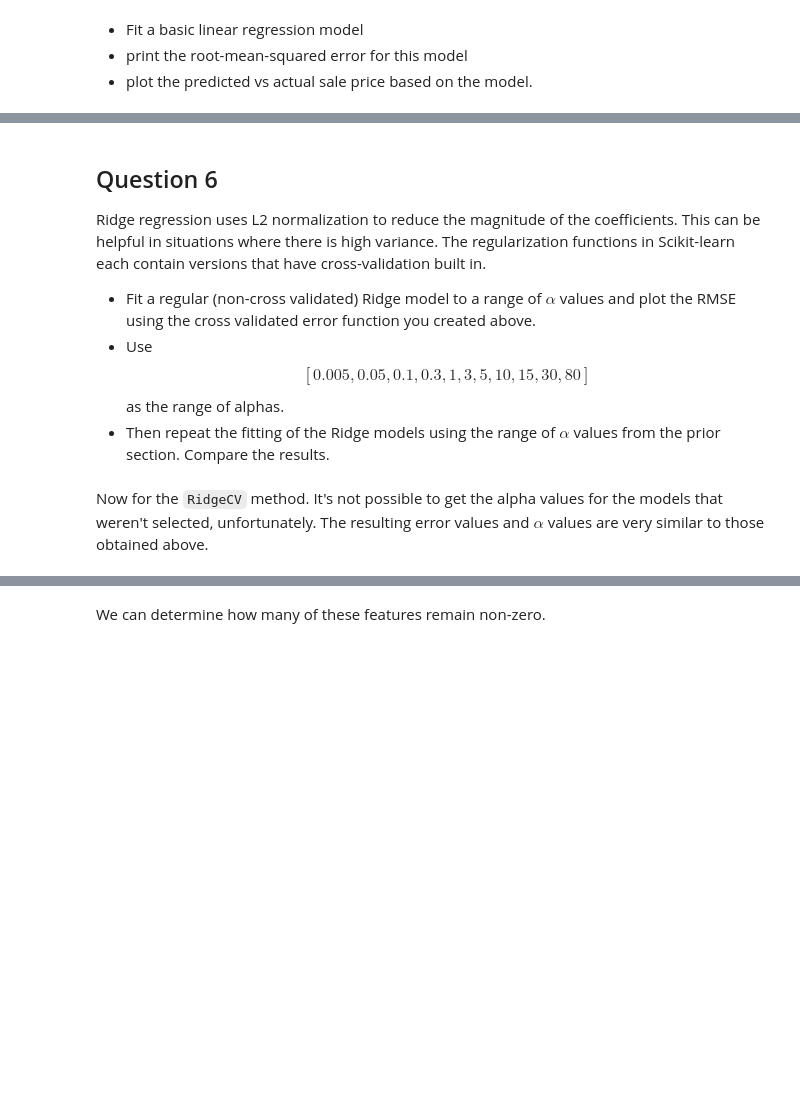
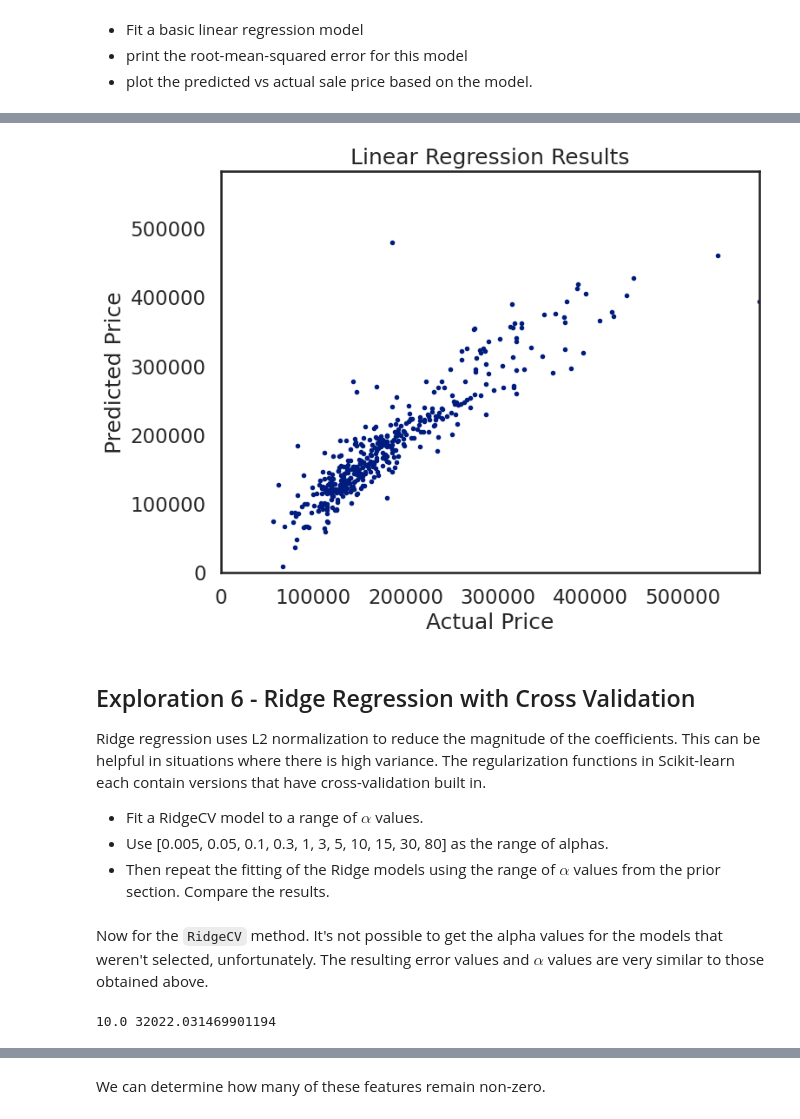
Before and after one commit to batspike/ML-Projects-and-Tutorials, a Jupyter notebook: IBM_Machine_Learning/02_SupervisedMachineLearning_Regression/Module4_DemoLab_PolynomialFeaturesAndRegularization.ipynb, the cells around one changed output, grey strips where cells are left out. Drawn from its saved outputs; the diff is of its cells as text; code cells hidden in the pictures; blank space fills up the shorter version.

```diff
--- a/IBM_Machine_Learning/02_SupervisedMachineLearning_Regression/Module4_DemoLab_PolynomialFeaturesAndRegularization.ipynb
+++ b/IBM_Machine_Learning/02_SupervisedMachineLearning_Regression/Module4_DemoLab_PolynomialFeaturesAndRegularization.ipynb
@@ -297,24 +359,25 @@ print(linearRegression_rmse)
 # %%
-f = plt.figure(figsize=(6,6))
+f = plt.figure(figsize=(8,6))
 ax = plt.axes()
 
-ax.plot(y_test, linearRegression.predict(X_test),
-         marker='o', ls='', ms=3.0)
+ax.plot(y_test, linearRegression.predict(X_test), marker='o', ls='', ms=3.0)
 
 lim = (0, y_test.max())
 
 ax.set(xlabel='Actual Price',
        ylabel='Predicted Price',
        xlim=lim,
        ylim=lim,
        title='Linear Regression Results');
+# %% [output]
+[figure, added]
 # %% [markdown]
-## Question 6
+## Exploration 6 - Ridge Regression with Cross Validation
 
 Ridge regression uses L2 normalization to reduce the magnitude of the coefficients. This can be helpful in situations where there is high variance. The regularization functions in Scikit-learn each contain versions that have cross-validation built in.
 
-*   Fit a regular (non-cross validated) Ridge model to a range of $\alpha$ values and plot the RMSE using the cross validated error function you created above.
-*   Use $$[0.005, 0.05, 0.1, 0.3, 1, 3, 5, 10, 15, 30, 80]$$ as the range of alphas.
+*   Fit a RidgeCV model to a range of $\alpha$ values.
+*   Use [0.005, 0.05, 0.1, 0.3, 1, 3, 5, 10, 15, 30, 80] as the range of alphas.
 *   Then repeat the fitting of the Ridge models using the range of $\alpha$ values from the prior section. Compare the results.
 # %% [markdown]
 Now for the `RidgeCV` method. It's not possible to get the alpha values for the models that weren't selected, unfortunately. The resulting error values and $\alpha$ values are very similar to those obtained above.
@@ -323,10 +386,11 @@ from sklearn.linear_model import RidgeCV
 
 alphas = [0.005, 0.05, 0.1, 0.3, 1, 3, 5, 10, 15, 30, 80]
 
-ridgeCV = RidgeCV(alphas=alphas,
-                  cv=4).fit(X_train, y_train)
+ridgeCV = RidgeCV(alphas=alphas, cv=4).fit(X_train, y_train) # RidgeCV automatically loop through the alphas list for the optimised alpha value
 
 ridgeCV_rmse = rmse(y_test, ridgeCV.predict(X_test))
 
-print(ridgeCV.alpha_, ridgeCV_rmse)
+print(ridgeCV.alpha_, ridgeCV_rmse) # ridgeCV.alpha_ is the optimised alpha value
+# %% [output]
+10.0 32022.031469901194
 # %% [markdown]
```
Also changed, not shown: parts of 17 cells of this notebook.
